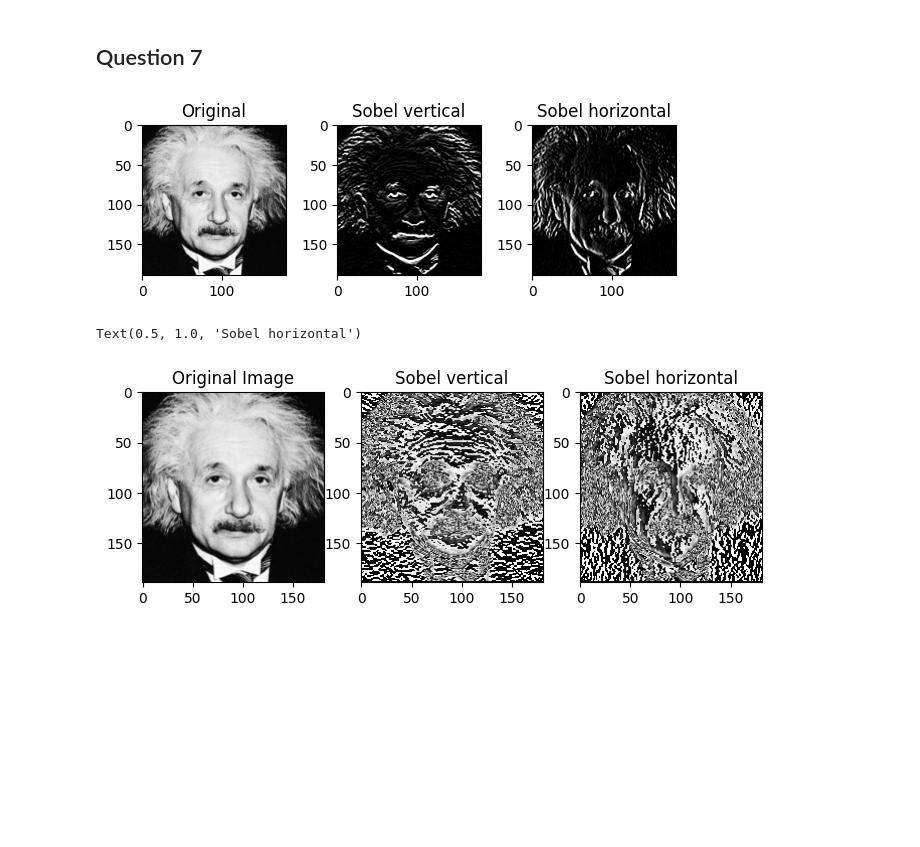
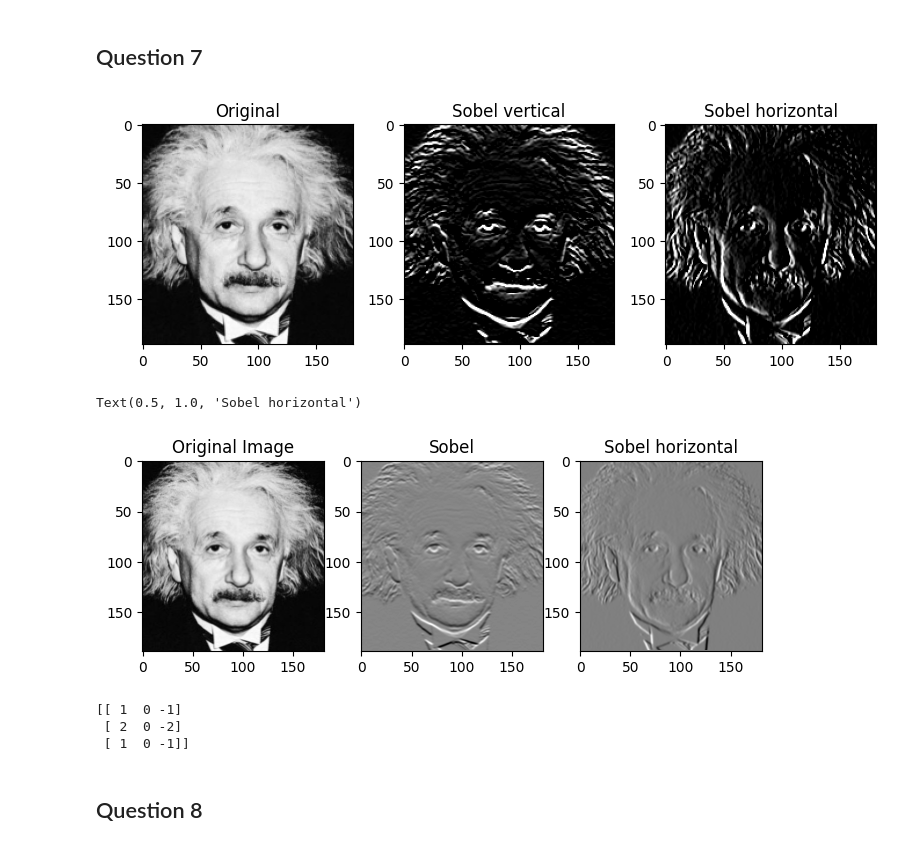
Before and after one commit to KavinduKariyawasam/Image_Processing, a Jupyter notebook: 200289U.ipynb, the cells around one changed output. Saved outputs shown, nothing was run; the diff lists cells and outputs as text; code cells hidden in the pictures; blank space fills up the shorter version.

Commit message:
Question 7 completed

```diff
--- a/200289U.ipynb
+++ b/200289U.ipynb
@@ -386,44 +399,46 @@ Text(0.5, 1.0, 'Histogram of Foreground')
 # %%
 %matplotlib inline
 import cv2 as cv
 import numpy as np
 import matplotlib.pyplot as plt
 import math
 
 img = cv.imread('einstein.png', cv.IMREAD_REDUCED_GRAYSCALE_2)
 
 kernel1 = np.array([(-1, -2, -1), (0, 0, 0), (1, 2, 1)], dtype = 'float')
 kernel2 = np.array([(-1, 0, 1), (-2, 0, 2), (-1, 0, 1)], dtype = 'float')
-imgv = cv.filter2D(img, -1, kernel1)
-imgh = cv.filter2D(img, -1, kernel2)
 
-f, ax = plt.subplots(1,3, figsize = (6,6))
+img_v = cv.filter2D(img, -1, kernel1)
+img_h = cv.filter2D(img, -1, kernel2)
+
+f, ax = plt.subplots(1,3, figsize = (8,8))
 
 ax[0].imshow(img, cmap = 'gray')
 ax[0].set_title('Original')
 
-ax[1].imshow(imgv, cmap = 'gray')
+ax[1].imshow(img_v, cmap = 'gray')
 ax[1].set_title('Sobel vertical')
 
-ax[2].imshow(imgh, cmap = 'gray')
+ax[2].imshow(img_h, cmap = 'gray')
 ax[2].set_title('Sobel horizontal')
 
 plt.tight_layout()
 # %% [output]
-[figure, old version]
+[figure, new version]
 # %%
 def sobel_filter(image, kernel):
   assert kernel.shape[0] % 2 == 1 and kernel.shape[1] % 2 == 1
   k_hh, k_hw = math.floor(kernel.shape[0]/2), math.floor(kernel.shape[1]/2)
   h, w = image.shape
   image_float = cv.normalize(image.astype('float'), None, 0.0, 1.0, cv.NORM_MINMAX)
+  image_float = image.astype('float') / 255.0
   result = np.zeros(image.shape, 'float')
 
   for m in range(k_hh, h - k_hh):
     for n in range(k_hw, w - k_hw):
       result[m,n] = np.dot(image_float[m - k_hh: m + k_hh + 1, n - k_hw: n + k_hw + 1].flatten(), kernel.flatten())
 
-  result = (result*255.0).astype('uint8')
+  result = (result*255.0).astype('float')
   return result
 
 img = cv.imread('einstein.png', cv.IMREAD_REDUCED_GRAYSCALE_2)
@@ -437,10 +452,24 @@ ax[0].imshow(img, cmap = 'gray')
 ax[0].set_title("Original Image")
 
 ax[1].imshow(img1, cmap = 'gray')
-ax[1].set_title("Sobel vertical")
+ax[1].set_title("Sobel")
 
 ax[2].imshow(img2, cmap = 'gray')
 ax[2].set_title("Sobel horizontal")
 # %% [output]
 Text(0.5, 1.0, 'Sobel horizontal')
-[figure, old version]
+[figure, new version]
+# %%
+import scipy
+
+array1 = np.array([[1], [2], [1]])
+array2 = np.array([[1, 0, -1]])
+
+new_kernel = scipy.signal.convolve2d(array1, array2)
+print(new_kernel)
+# %% [output]
+[[ 1  0 -1]
+ [ 2  0 -2]
+ [ 1  0 -1]]
+# %% [markdown]
+## Question 8
```
Also changed, not shown: parts of 8 cells of this notebook, 1 other file.
